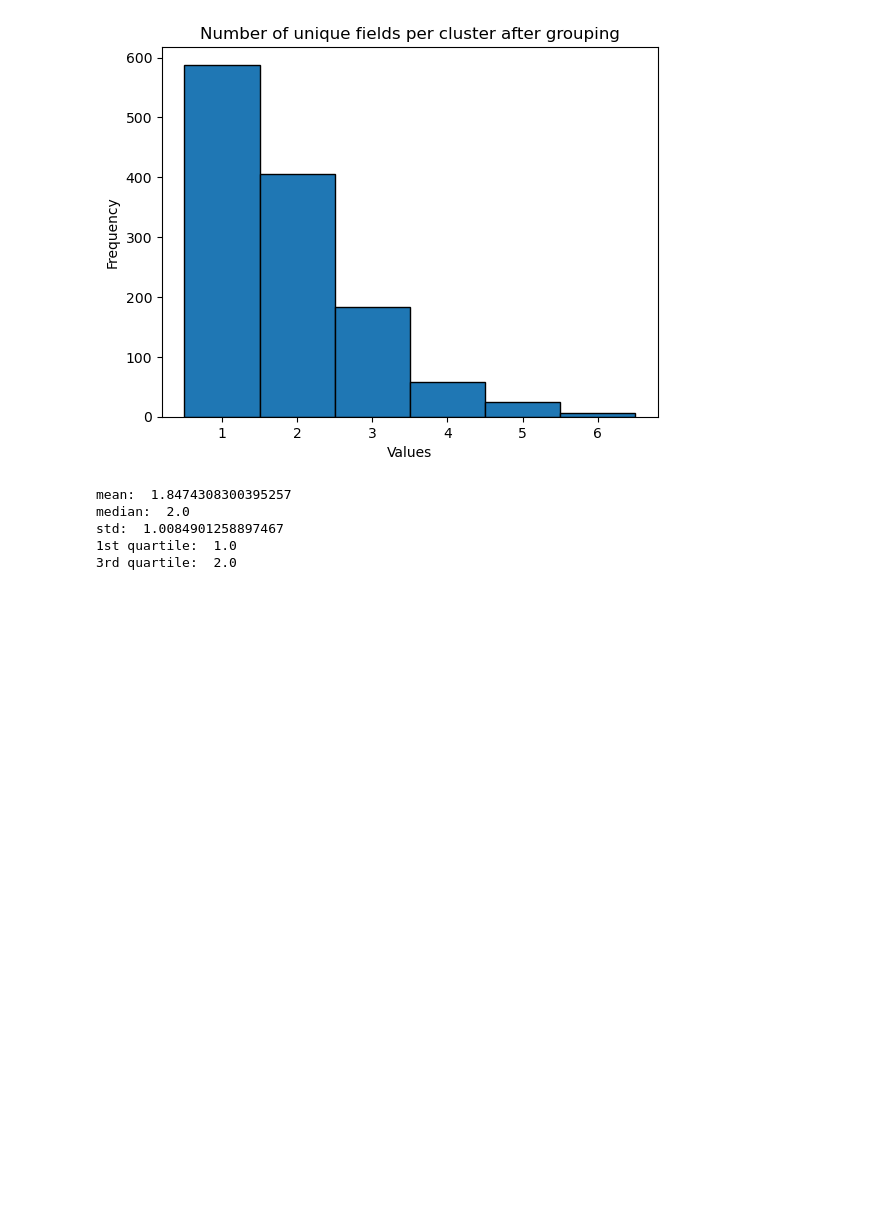
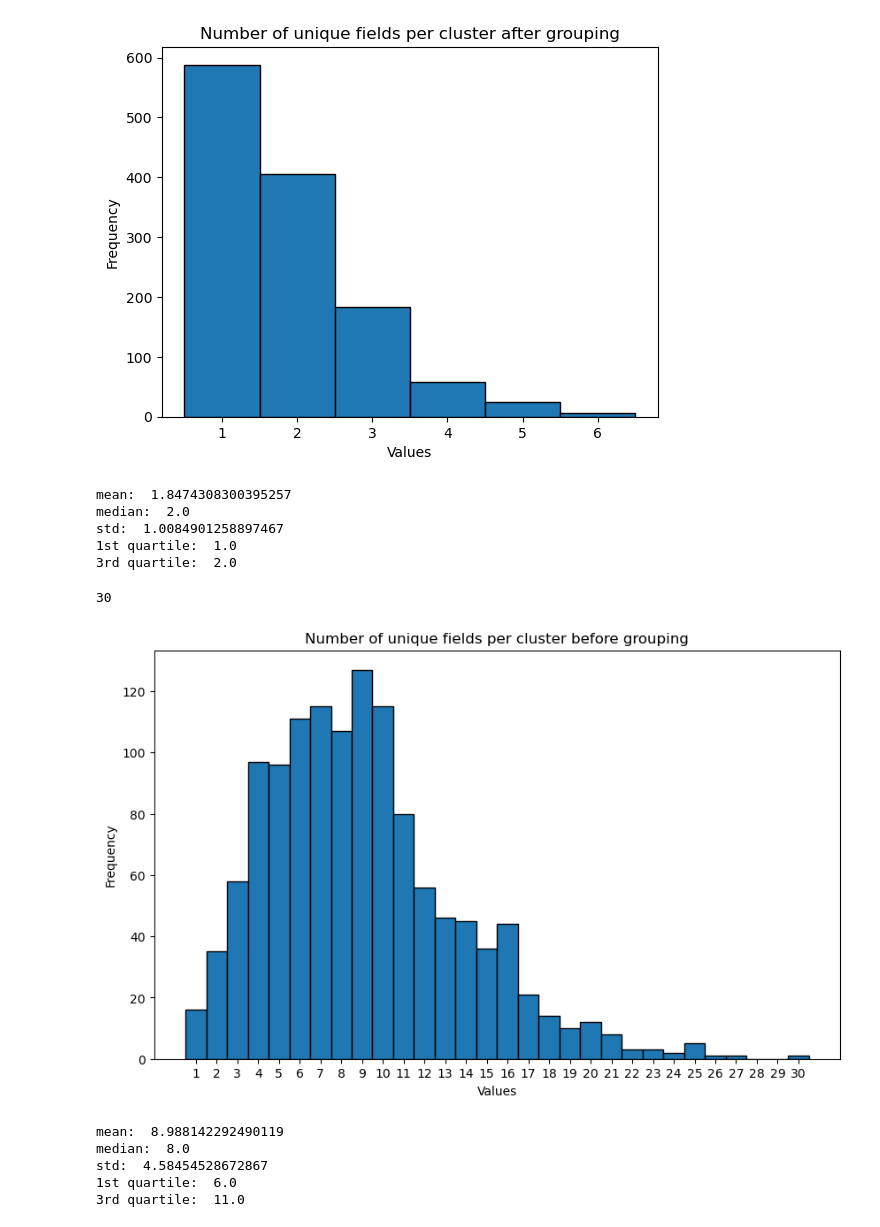
Before and after one commit to Sameer-H-Khan/EntityResolutionAndConsolidation, a Jupyter notebook: Python/entity-resolution-clust.ipynb, the cells around one changed output. Cells and saved outputs as stored; diff of their text form; code cells hidden in the pictures; blank space fills up the shorter version.

```diff
--- a/Python/entity-resolution-clust.ipynb
+++ b/Python/entity-resolution-clust.ipynb
@@ -520,3 +520,32 @@ median:  2.0
 std:  1.0084901258897467
 1st quartile:  1.0
 3rd quartile:  2.0
+# %%
+old_df = df.groupby(1)[2].nunique()
+
+print(old_df.max())
+n_bins = old_df.max()
+plt.figure(figsize=(10, 6))
+n, bins, patches = plt.hist(old_df, bins=n_bins,edgecolor='black')
+plt.xlabel('Values')
+plt.ylabel('Frequency')
+plt.title('Number of unique fields per cluster before grouping')
+# Calculate centers of each bin
+bin_centers = 0.5 * (bins[:-1] + bins[1:])
+# Set x-axis ticks to the calculated bin centers
+plt.xticks(bin_centers, range(1, n_bins+1))
+plt.show()
+
+print('mean: ', old_df.mean())
+print('median: ', old_df.median())
+print('std: ', old_df.std())
+print('1st quartile: ', old_df.quantile(0.25))
+print('3rd quartile: ', old_df.quantile(0.75))
+# %% [output]
+30
+[figure, added]
+mean:  8.988142292490119
+median:  8.0
+std:  4.58454528672867
+1st quartile:  6.0
+3rd quartile:  11.0
```
Also changed, not shown: parts of 1 cell of this notebook, 9 other files.
